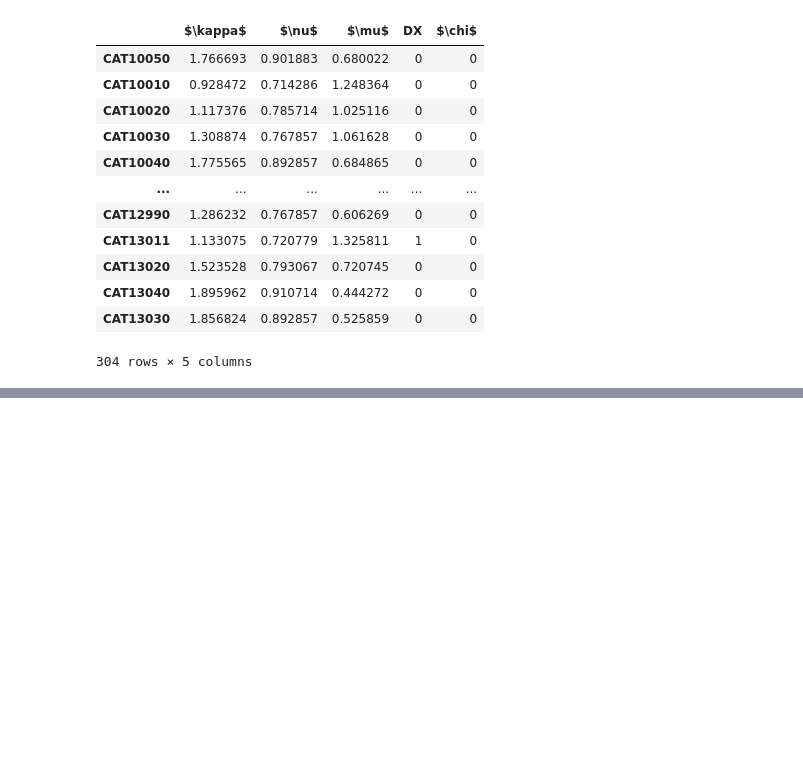
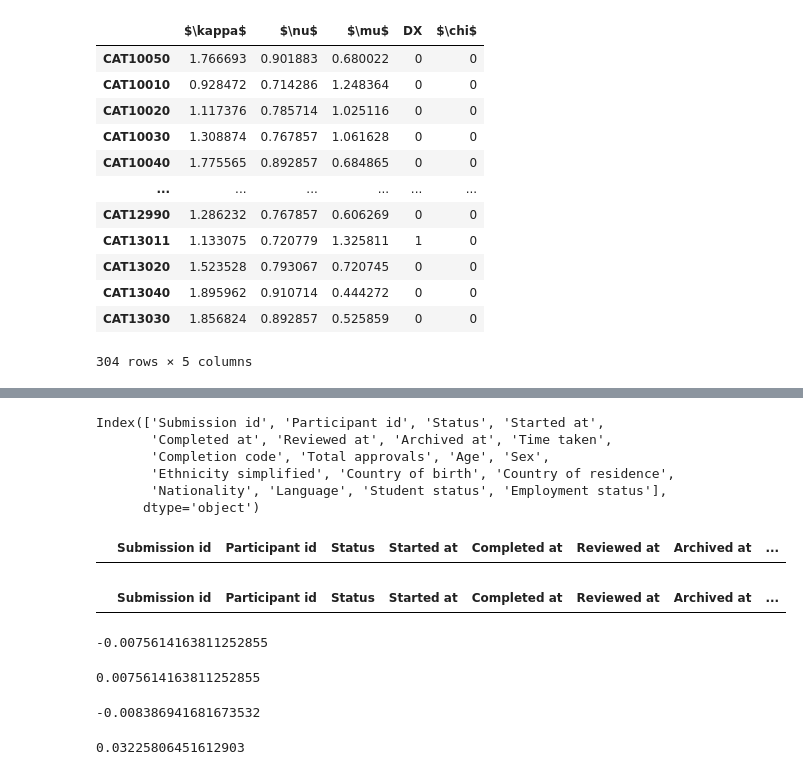
Before and after one commit to zeroknowledgediscovery/truthnet, a Jupyter notebook: truthnet/examples/minAUCcalculation.ipynb, the cells around one changed output, grey strips where cells are left out. Cells and saved outputs as stored; diff of their text form; code cells hidden in the pictures; blank space fills up the shorter version.

```diff
--- a/truthnet/examples/minAUCcalculation.ipynb
+++ b/truthnet/examples/minAUCcalculation.ipynb
@@ -254,0 +281,4 @@ plt.style.available
+# %%
+pf=pd.read_csv('../../veritas-experiment/prolific_export_659b69ff0a427599bec1d811.csv')
+# %%
+pf=pf[pf.Status=='APPROVED']
@@ -254,0 +330,33 @@ plt.style.available
+# %%
+pf.columns
+# %% [output]
+Index(['Submission id', 'Participant id', 'Status', 'Started at',
+       'Completed at', 'Reviewed at', 'Archived at', 'Time taken',
+       'Completion code', 'Total approvals', 'Age', 'Sex',
+       'Ethnicity simplified', 'Country of birth', 'Country of residence',
+       'Nationality', 'Language', 'Student status', 'Employment status'],
+      dtype='object')
+# %%
+pf[pf['Submission id'].str.contains('f48e44daaed9')]
+# %% [output]
+|  | Submission id | Participant id | Status | Started at | Completed at | Reviewed at | Archived at | ... |
+# %%
+pf[pf['Participant id'].str.contains('f48e44daaed9')]
+# %% [output]
+|  | Submission id | Participant id | Status | Started at | Completed at | Reviewed at | Archived at | ... |
+# %%
+0.844551724137931-0.8521131405190563#0.8369903077568057)
+# %% [output]
+-0.0075614163811252855
+# %%
+0.844551724137931-0.8369903077568057
+# %% [output]
+0.0075614163811252855
+# %%
+0.867516129032258- 0.8759030707139316
+# %% [output]
+-0.008386941681673532
+# %%
+10/310
+# %% [output]
+0.03225806451612903
```
Also changed, not shown: parts of 14 cells of this notebook, 23 other files.
